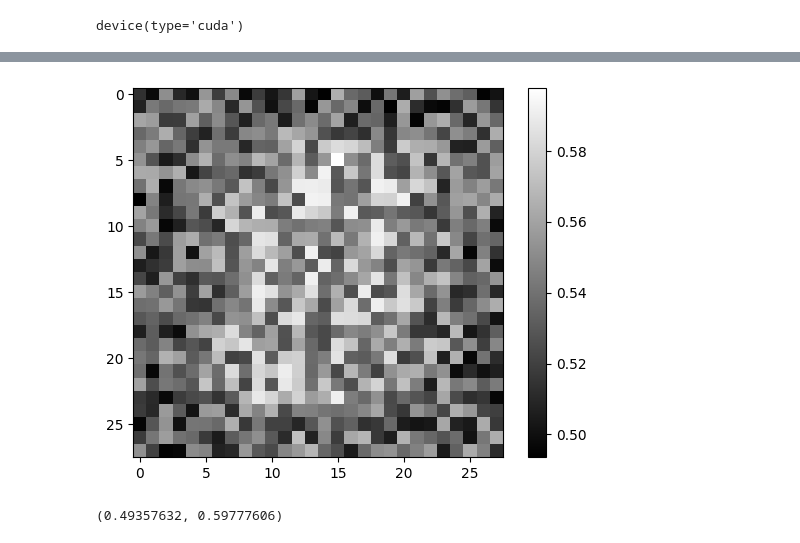
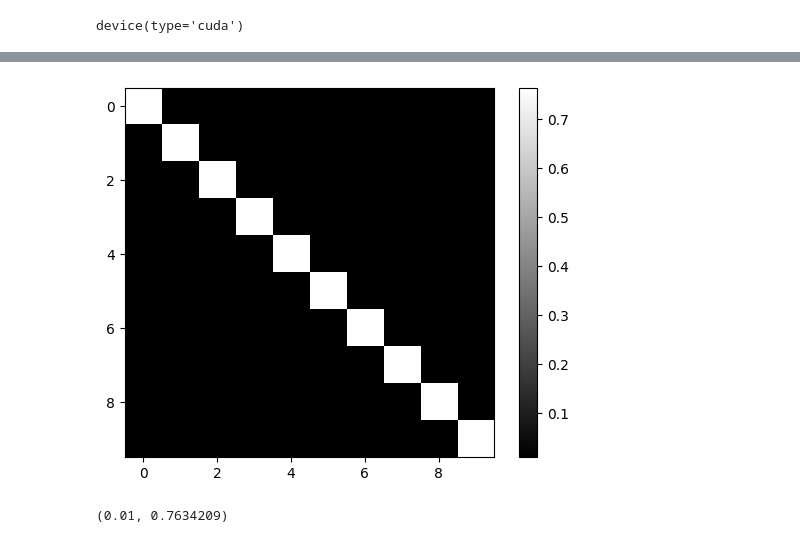
Before and after one commit to joeagriffith/pclib, a Jupyter notebook: mnist/mnist_pclinear.ipynb, the cells around one changed output, grey strips where cells are left out. Drawn from its saved outputs; the diff is of its cells as text; code cells hidden in the pictures.

Commit message:
Built precision_weighted layer, easy imp

```diff
--- a/mnist/mnist_pclinear.ipynb
+++ b/mnist/mnist_pclinear.ipynb
@@ -94,11 +95,12 @@ torch.manual_seed(seed)
 model = PCLinearClassifier(
     input_size=INPUT_SHAPE,
     num_classes=NUM_CLASSES,
-    hidden_sizes=[100, 100],
+    hidden_sizes=[600, 600],
     bias=True,
     symmetric=True,
-    actv_fn=F.tanh,
-    steps=50,
+    precision_weighted=False,
+    actv_fn=F.relu,
+    steps=60,
     gamma=0.1,
     beta=1.0,
     ).to(device)
@@ -144,27 +143,0 @@ Val Acc - mean: 0.943 | std: nan | min: 0.943 | max: 0.943
-# %%
-train_loader = torch.utils.data.DataLoader(train_dataset, batch_size=512, shuffle=False)
-images, y = next(iter(train_loader))
-x = images.view(images.shape[0], -1)
-y = torch.nn.functional.one_hot(y, NUM_CLASSES).float()
-
-# track_vfe(model, x, steps=100, plot_Es=True)
-# For some reason this doesn't work, so I copied the code here and it works?!?!
-steps = 100
-plot_Es = True
-assert len(x.shape) == 2, f"Invalid shape {x.shape}, input and targets must be pre-processed."
-state = model.init_state(x, y)
-vfes = []
-E = [[] for _ in range(len(model.layers))]
-for step_i in range(steps):
-    with torch.no_grad():
-        state = model.step(state, y)
-        vfes.append(vfe(state).item())
-        for i in range(len(model.layers)):
-            E[i].append(state[i]['e'].square().sum(dim=1).mean().item())
-plt.plot(vfes, label='VFE')
-
-if plot_Es:
-    for i in range(len(model.layers)):
-        plt.plot(E[i], label=f'layer {i} E')
-plt.legend()
-plt.show()
@@ -180,14 +158,14 @@ Max accuracy: 0.09716666666666667
 # %%
-assert isinstance(models[0].layers[0], PrecisionWeighted), "This cell only works for PrecisionWeighted layers"
+assert isinstance(model.layers[0], PrecisionWeighted), "This cell only works for PrecisionWeighted layers"
 # show diag of weight_var matrix as 28x28 image for layer 0
-model = models[0]
+model = model
 layer = 0
-weight_var = model.layers[0].weight_var.diag().view(28,28).detach().cpu().numpy()
-# weight_var = model.layers[0].weight_var.detach().cpu().numpy()
+weight_var = model.layers[0].weight_var.detach().cpu().numpy()
+# weight_var = model.layers[-1].weight_var.diag().reshape(28,28).detach().cpu().numpy()
 plt.imshow(weight_var, cmap='gray')
 plt.colorbar()
 plt.show()
 weight_var.min(), weight_var.max()
 # %% [output]
-[figure, old version]
+[figure, new version]
-(0.49357632, 0.59777606)
+(0.01, 0.7634209)
```
Also changed, not shown: parts of 7 cells of this notebook, 6 other files.
